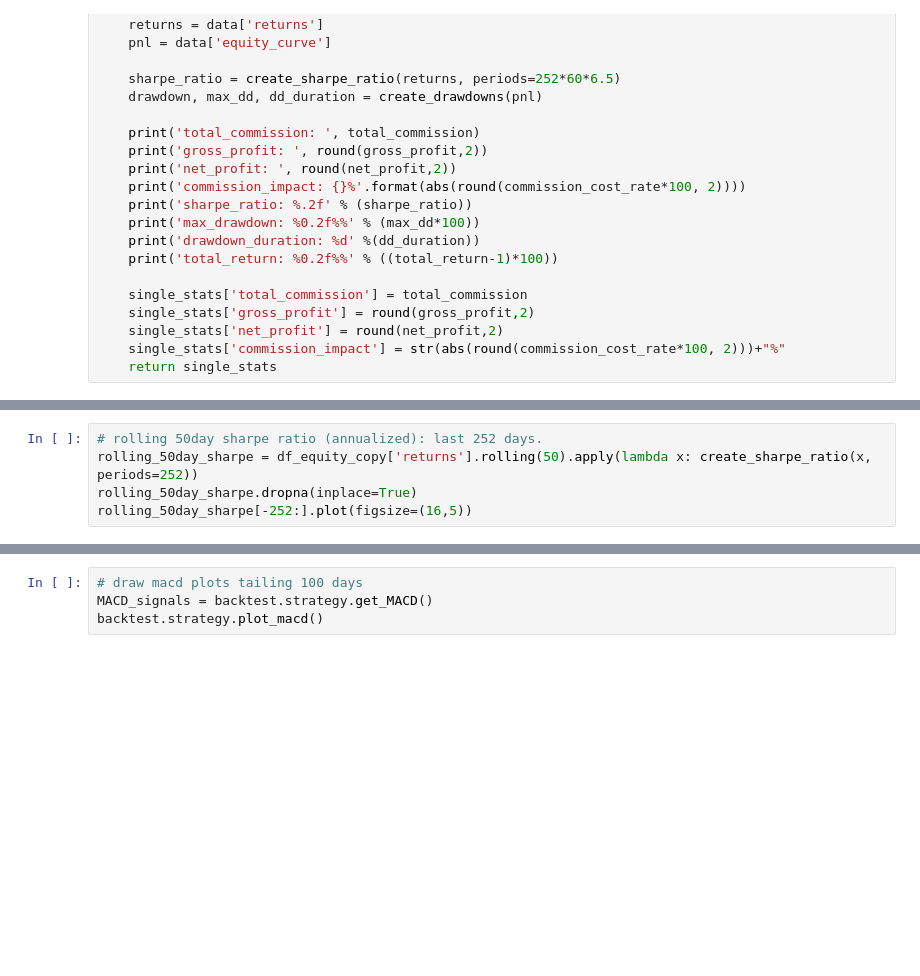
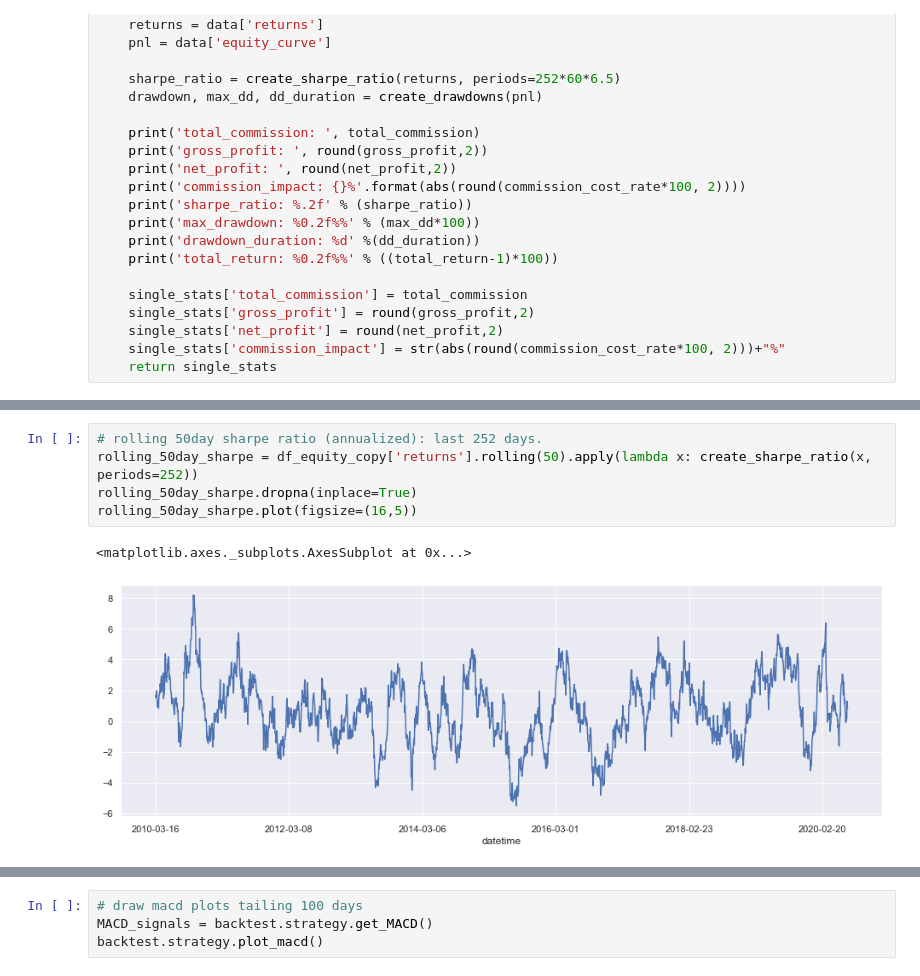
Before and after one commit to bradsun91/backtest_project, a Jupyter notebook: 20200608_Backtest_Breakdown_US_MKT_AIO_updating_find_best_performance_v1.0.ipynb, the cells around one changed output, grey strips where cells are left out. Saved outputs shown, nothing was run; the diff lists cells and outputs as text; blank space fills up the shorter version.

```diff
--- a/20200608_Backtest_Breakdown_US_MKT_AIO_updating_find_best_performance_v1.0.ipynb
+++ b/20200608_Backtest_Breakdown_US_MKT_AIO_updating_find_best_performance_v1.0.ipynb
@@ -1847,8 +1908,11 @@ rolling_100day_sharpe[-252:].plot(figsize=(16,5))
 # %%
 # rolling 50day sharpe ratio (annualized): last 252 days.
 rolling_50day_sharpe = df_equity_copy['returns'].rolling(50).apply(lambda x: create_sharpe_ratio(x, periods=252))
 rolling_50day_sharpe.dropna(inplace=True)
-rolling_50day_sharpe[-252:].plot(figsize=(16,5))
+rolling_50day_sharpe.plot(figsize=(16,5))
+# %% [output]
+<matplotlib.axes._subplots.AxesSubplot at 0x...>
+[figure, added]
 # %%
 # rolling 100day max drawdown: last 252 days.
 rolling_100day_max_drawdown = df_equity_copy['equity_curve'].rolling(100).apply(create_drawdown)
```
Also changed, not shown: parts of 16 cells of this notebook, 2 other files.
